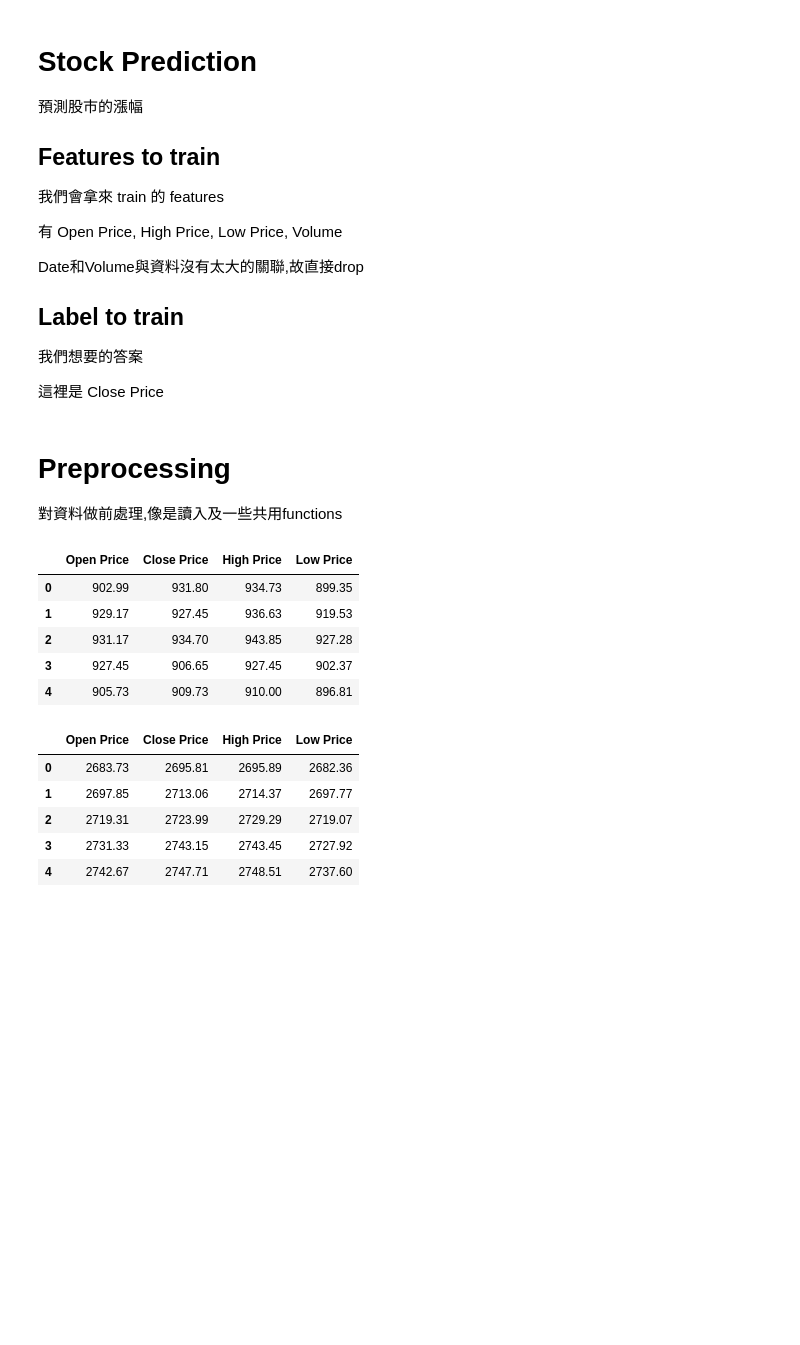
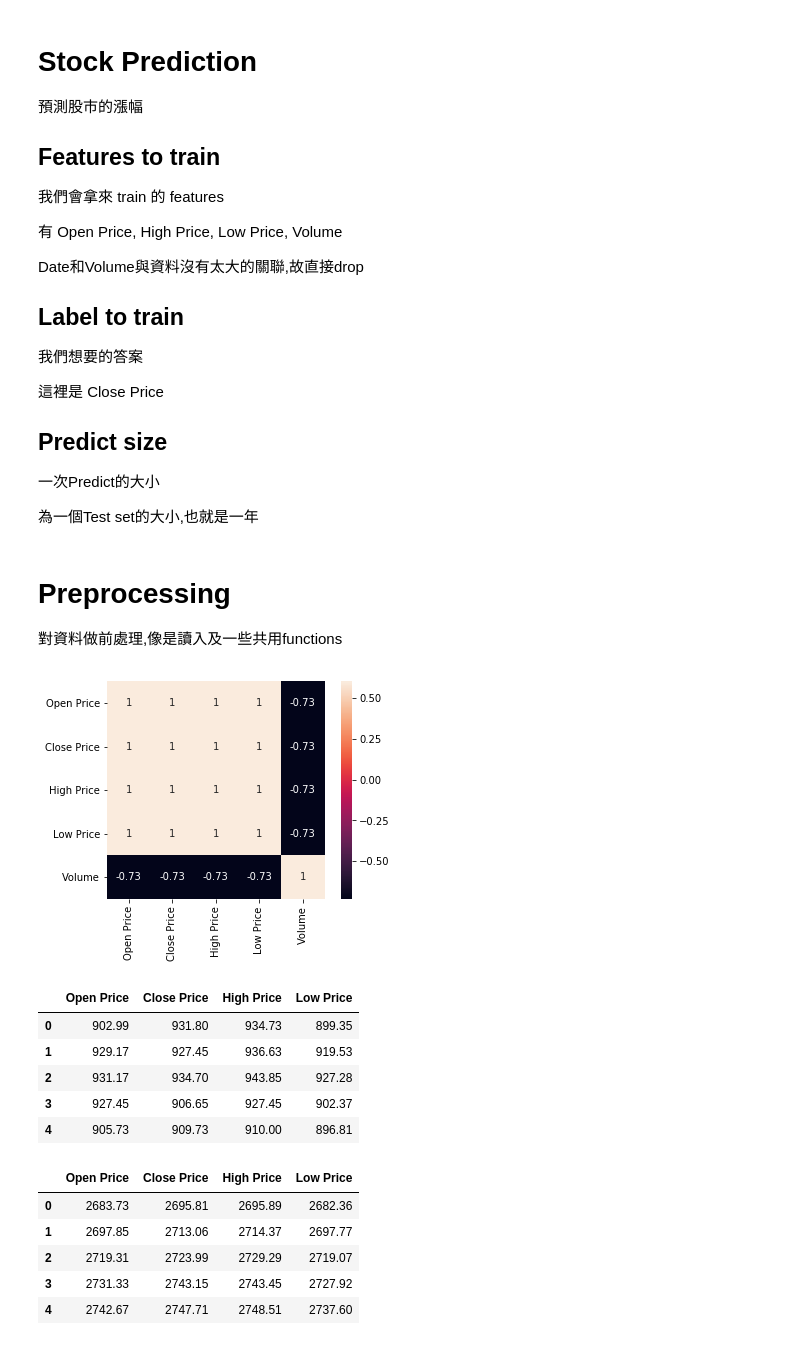
Before and after one commit to Darkborderman/FDA_homeworks, a Jupyter notebook: homework3/Stock Prediction.ipynb, the cells around one changed output. Cells and saved outputs as stored; diff of their text form; code cells hidden in the pictures; blank space fills up the shorter version.

```diff
--- a/homework3/Stock Prediction.ipynb
+++ b/homework3/Stock Prediction.ipynb
@@ -16,6 +16,12 @@ Date和Volume與資料沒有太大的關聯,故直接drop
 我們想要的答案
 
 這裡是 Close Price
+
+## Predict size
+
+一次Predict的大小
+
+為一個Test set的大小,也就是一年
 # %% [markdown]
 # Preprocessing
 
@@ -28,9 +35,17 @@ from sklearn import linear_model, metrics, model_selection
 # %%
 file_name = 'training set.csv'
 train = pd.read_csv(file_name, sep=',')
+
+# Volume 對其他features為負相關,故drop
+# Date 對於上升或下跌沒有明顯幫助,故drop
+plt.figure(figsize=(6,4))
+heatmap=sb.heatmap(train.corr(), vmax=0.6, square=True, annot=True)
+plt.show()
+
 train=train.drop(["Date","Volume"],axis=1)
 train.head()
 # %% [output]
+[figure, added]
 |  | Open Price | Close Price | High Price | Low Price |
 | 0 | 902.99 | 931.80 | 934.73 | 899.35 |
 | 1 | 929.17 | 927.45 | 936.63 | 919.53 |
```
Also changed, not shown: parts of 5 cells of this notebook.
